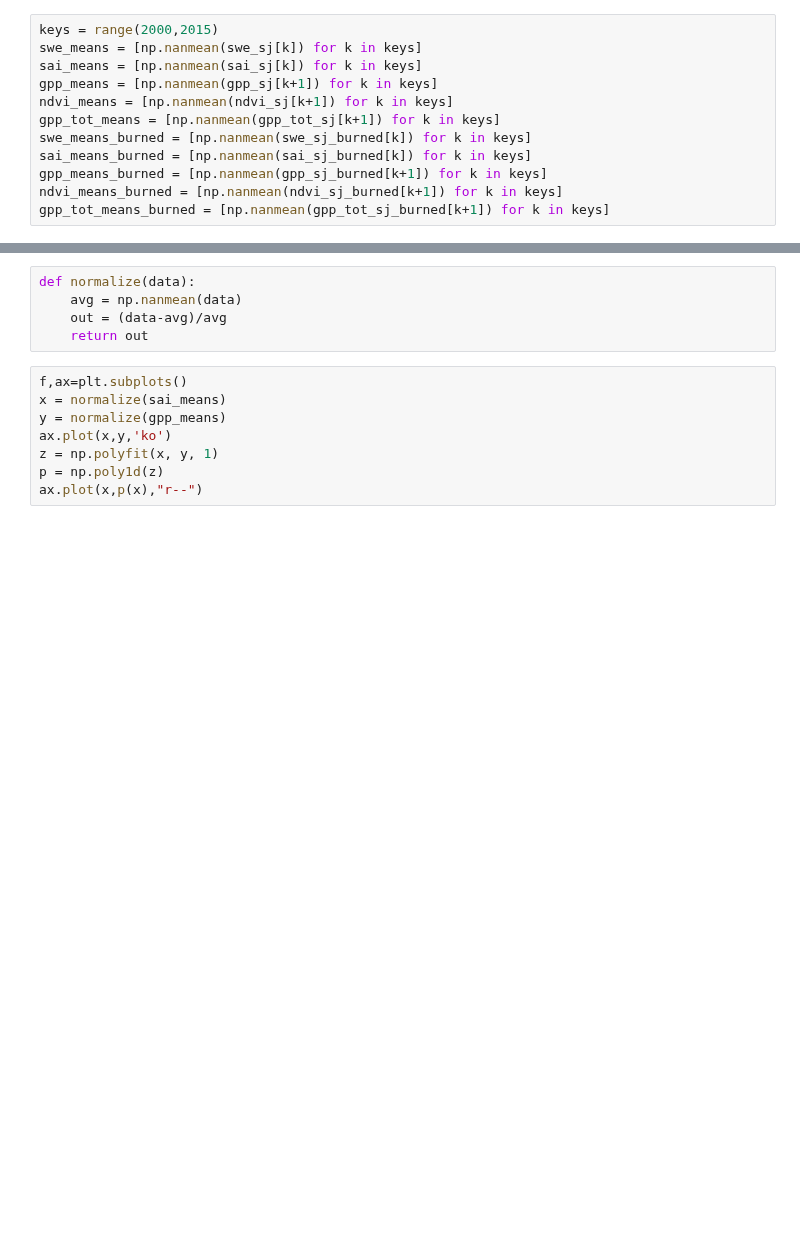
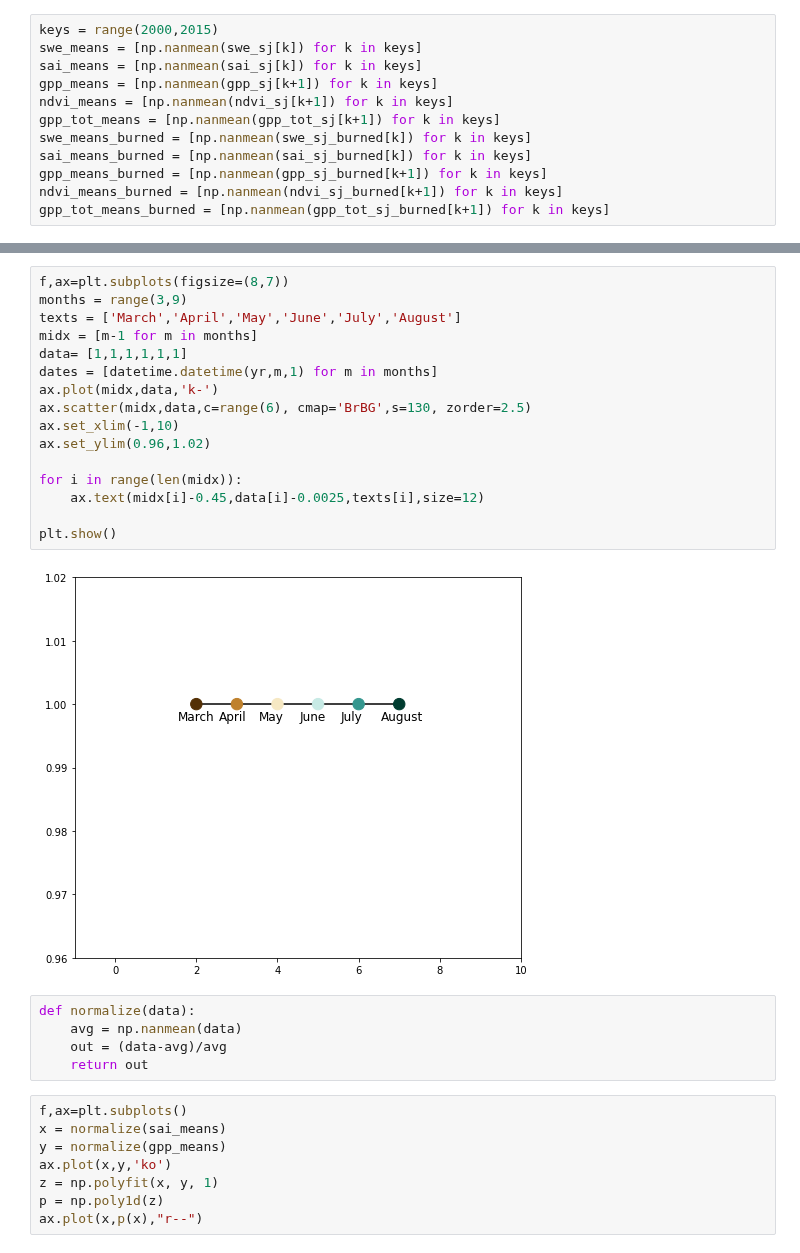
Before and after one commit to mariannecowherd/pe_snow_fires, a Jupyter notebook: scripts/avhrr_ndvi.ipynb, the cells around one changed output, grey strips where cells are left out. Drawn from its saved outputs; the diff is of its cells as text; blank space fills up the shorter version.

```diff
--- a/scripts/avhrr_ndvi.ipynb
+++ b/scripts/avhrr_ndvi.ipynb
@@ -151,3 +193,21 @@ plt.show()
+# %%
+f,ax=plt.subplots(figsize=(8,7))
+months = range(3,9)
+texts = ['March','April','May','June','July','August']
+midx = [m-1 for m in months]
+data= [1,1,1,1,1,1]
+dates = [datetime.datetime(yr,m,1) for m in months]
+ax.plot(midx,data,'k-')
+ax.scatter(midx,data,c=range(6), cmap='BrBG',s=130, zorder=2.5)
+ax.set_xlim(-1,10)
+ax.set_ylim(0.96,1.02)
+
+for i in range(len(midx)):
+    ax.text(midx[i]-0.45,data[i]-0.0025,texts[i],size=12)
+
+plt.show()
+# %% [output]
+[figure, added]
 # %%
 def normalize(data):
     avg = np.nanmean(data)
```
Also changed, not shown: parts of 9 cells of this notebook, 50 other files.
